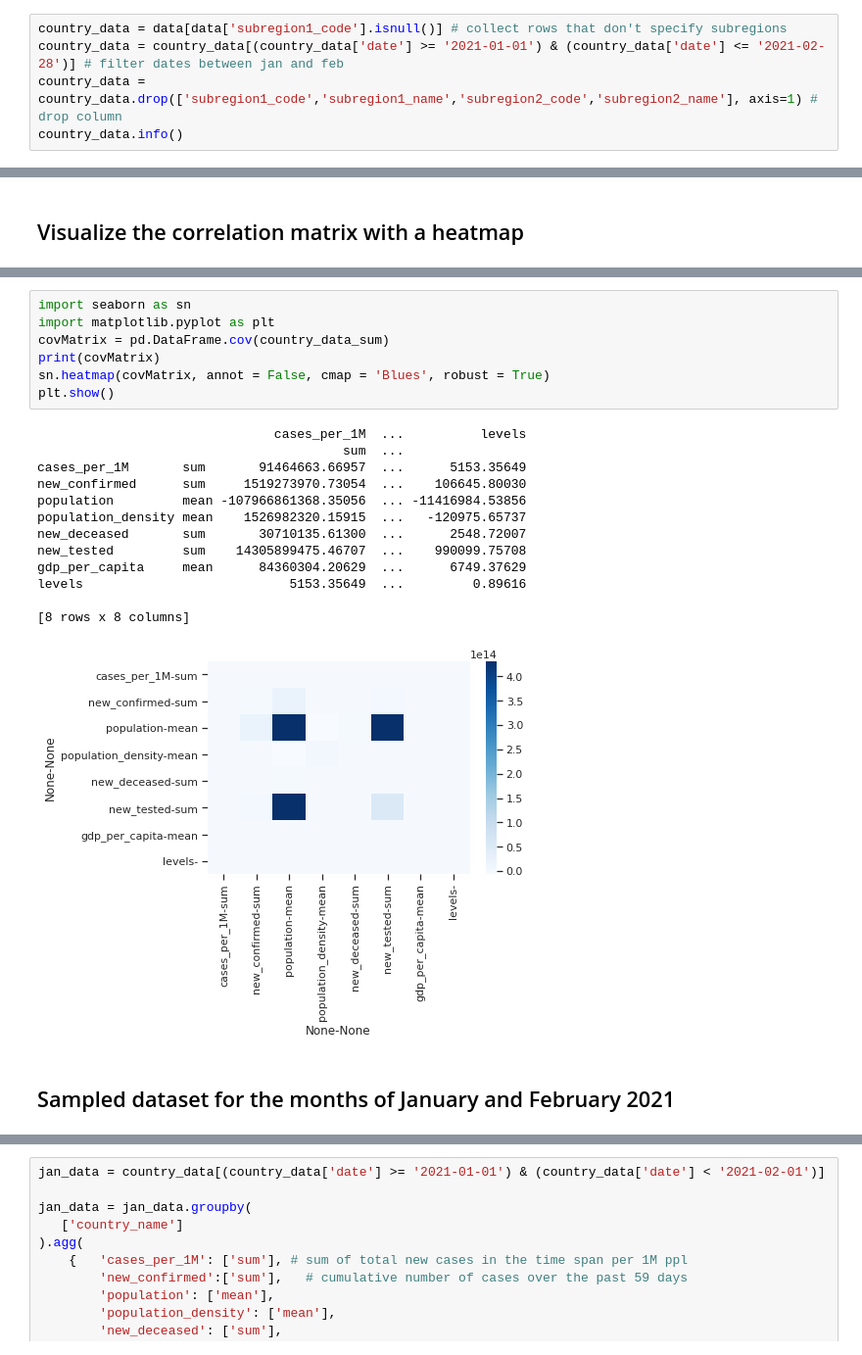
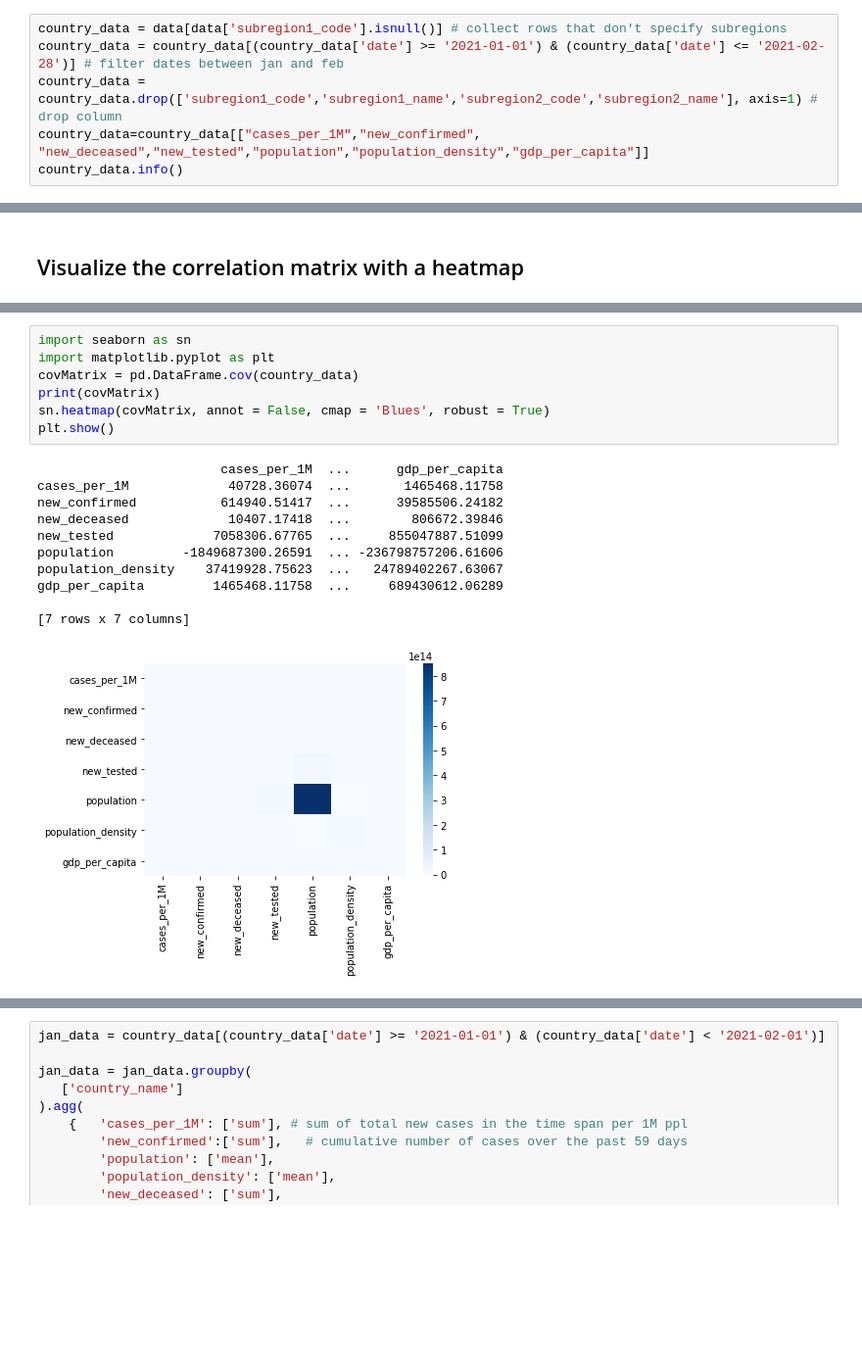
Before and after one commit to arisnbrio/covid-19-country-infection-levels, a Jupyter notebook: CountryClassificationLog.ipynb, the cells around one changed output, grey strips where cells are left out. Shown: that part at 98% size. Cells and saved outputs as stored; diff of their text form; blank space fills up the shorter version.

```diff
--- a/CountryClassificationLog.ipynb
+++ b/CountryClassificationLog.ipynb
@@ -42,6 +59,7 @@ This will now become our 'whole' dataset we will work with to do split sample va
 country_data = data[data['subregion1_code'].isnull()] # collect rows that don't specify subregions
 country_data = country_data[(country_data['date'] >= '2021-01-01') & (country_data['date'] <= '2021-02-28')] # filter dates between jan and feb
 country_data = country_data.drop(['subregion1_code','subregion1_name','subregion2_code','subregion2_name'], axis=1) # drop column
+country_data=country_data[["cases_per_1M","new_confirmed", "new_deceased","new_tested","population","population_density","gdp_per_capita"]]
 country_data.info()
 # %% [output]
 <class 'pandas.core.frame.DataFrame'>
@@ -147,23 +105,19 @@ plt.show()
 # %%
 import seaborn as sn
 import matplotlib.pyplot as plt
-covMatrix = pd.DataFrame.cov(country_data_sum)
+covMatrix = pd.DataFrame.cov(country_data)
 print(covMatrix)
 sn.heatmap(covMatrix, annot = False, cmap = 'Blues', robust = True)
 plt.show()
 # %% [output]
-                               cases_per_1M  ...          levels
-                                        sum  ...
-cases_per_1M       sum       91464663.66957  ...      5153.35649
-new_confirmed      sum     1519273970.73054  ...    106645.80030
-population         mean -107966861368.35056  ... -11416984.53856
-population_density mean    1526982320.15915  ...   -120975.65737
-new_deceased       sum       30710135.61300  ...      2548.72007
-new_tested         sum    14305899475.46707  ...    990099.75708
-gdp_per_capita     mean      84360304.20629  ...      6749.37629
-levels                           5153.35649  ...         0.89616
+                        cases_per_1M  ...      gdp_per_capita
+cases_per_1M             40728.36074  ...       1465468.11758
+new_confirmed           614940.51417  ...      39585506.24182
+new_deceased             10407.17418  ...        806672.39846
+new_tested             7058306.67765  ...     855047887.51099
+population         -1849687300.26591  ... -236798757206.61606
+population_density    37419928.75623  ...   24789402267.63067
+gdp_per_capita         1465468.11758  ...     689430612.06289
 
-[8 rows x 8 columns]
+[7 rows x 7 columns]
-[figure, old version]
+[figure, new version]
-# %% [markdown]
-## Sampled dataset for the months of January and February 2021
```
Also changed, not shown: parts of 12 cells of this notebook.
